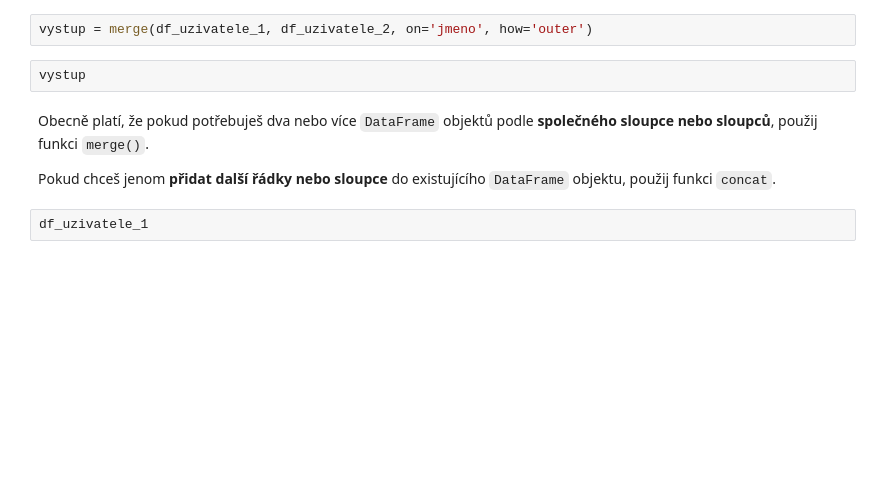
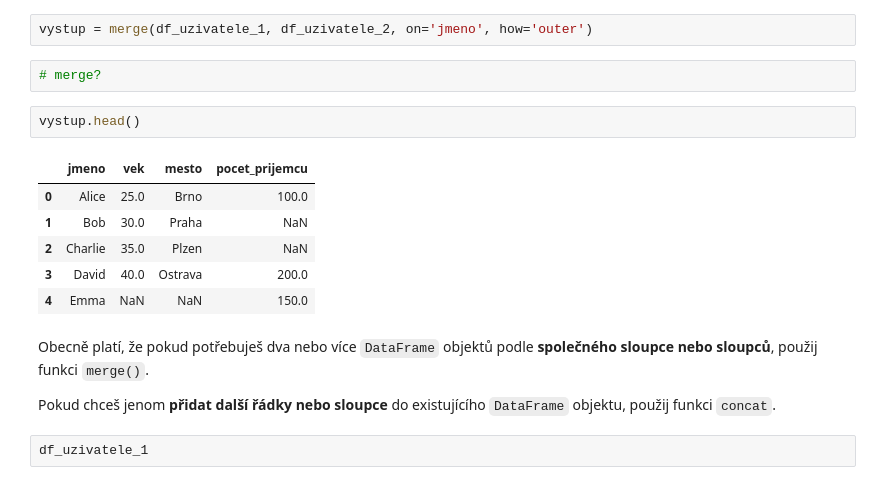
Before and after one commit to Bralor/bnp_course, a Jupyter notebook: shared/notebooks/lesson07.ipynb, the cells around one changed output. Drawn from its saved outputs; the diff is of its cells as text; blank space fills up the shorter version.

```diff
--- a/shared/notebooks/lesson07.ipynb
+++ b/shared/notebooks/lesson07.ipynb
@@ -1242,7 +1741,16 @@ df_uzivatele_2 = DataFrame(uzivatele_2)
 # %%
 vystup = merge(df_uzivatele_1, df_uzivatele_2, on='jmeno', how='outer')
+# %%
+# merge?
 # %%
-vystup
+vystup.head()
+# %% [output]
+|  | jmeno | vek | mesto | pocet_prijemcu |
+| 0 | Alice | 25.0 | Brno | 100.0 |
+| 1 | Bob | 30.0 | Praha | NaN |
+| 2 | Charlie | 35.0 | Plzen | NaN |
+| 3 | David | 40.0 | Ostrava | 200.0 |
+| 4 | Emma | NaN | NaN | 150.0 |
 # %% [markdown]
 Obecně platí, že pokud potřebuješ dva nebo více `DataFrame` objektů podle **společného sloupce nebo sloupců**, použij funkci `merge()`.
 
```
Also changed, not shown: parts of 109 cells of this notebook.
